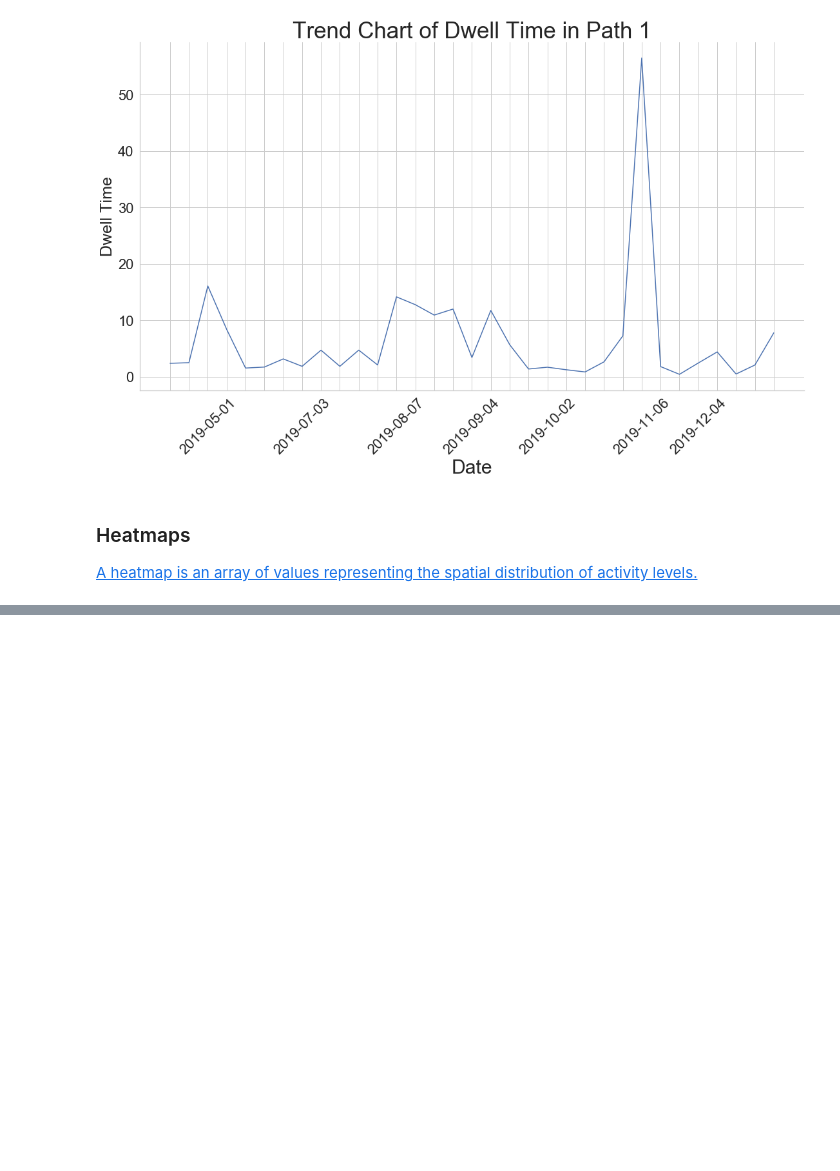
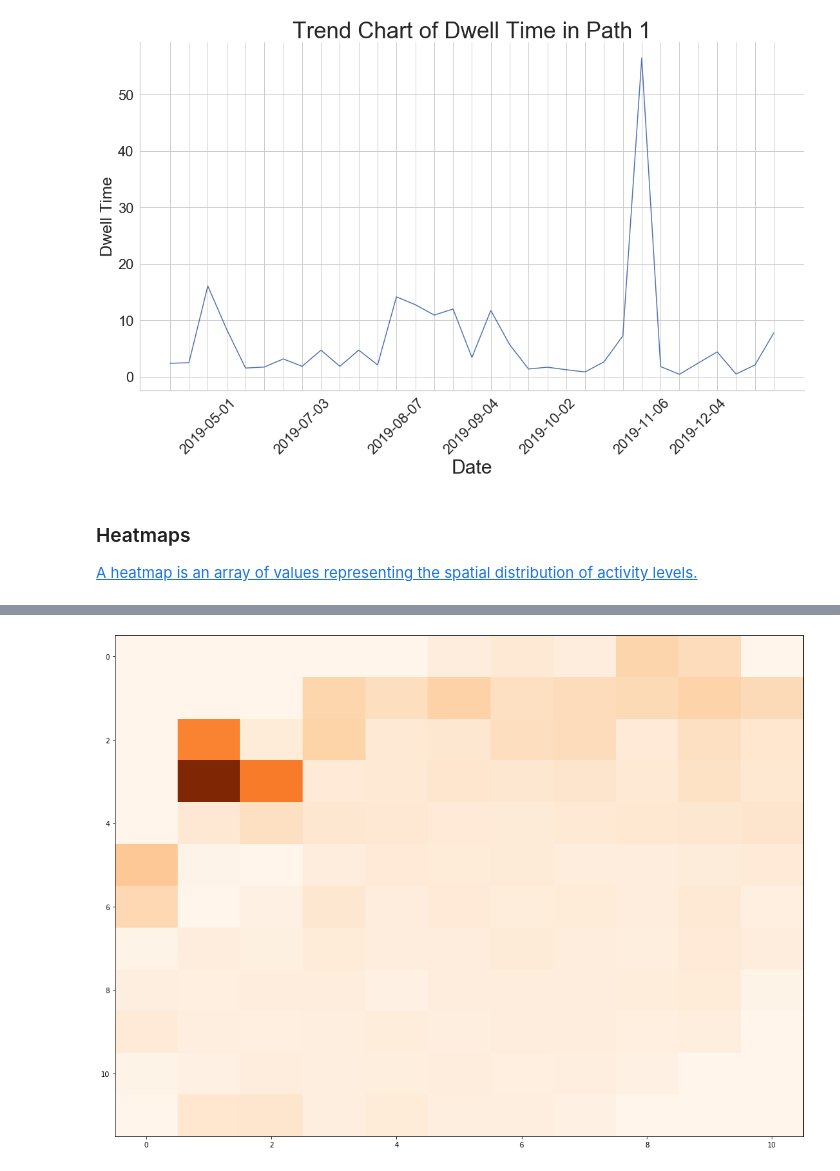
Before and after one commit to candisss/sidewalk_lab, a Jupyter notebook: NuminaQueries.ipynb, the cells around one changed output, grey strips where cells are left out. Saved outputs shown, nothing was run; the diff lists cells and outputs as text; code cells hidden in the pictures; blank space fills up the shorter version.

```diff
--- a/NuminaQueries.ipynb
+++ b/NuminaQueries.ipynb
@@ -525,0 +566,3 @@ dec2019heat.json()['data']['feedHeatmaps']['edges'][0]['node']['heatmap'][0:3]
+# %%
+outside_0926 = pd.read_csv("Outside9_26.csv")
+outside_0926['pct50'] = outside_0926['pct50'].fillna(0)
@@ -525,0 +614,2 @@ dec2019heat.json()['data']['feedHeatmaps']['edges'][0]['node']['heatmap'][0:3]
+# %%
+outside0926_list = outside_0926["pct50"].to_numpy()
@@ -525,0 +717,25 @@ dec2019heat.json()['data']['feedHeatmaps']['edges'][0]['node']['heatmap'][0:3]
+# %%
+outside0926 = np.array([outside0926_list[0:11].tolist(),
+                    outside0926_list[11:22].tolist(),
+                    outside0926_list[22:33].tolist(),
+                    outside0926_list[33:44].tolist(),
+                    outside0926_list[44:55].tolist(),
+                    outside0926_list[55:66].tolist(),
+                    outside0926_list[66:77].tolist(),
+                   outside0926_list[77:88].tolist(),
+                   outside0926_list[88:99].tolist(),
+                   outside0926_list[99:110].tolist(),
+                   outside0926_list[110:121].tolist(),
+                   outside0926_list[121:132].tolist()])
+
+
+fig, ax = plt.subplots()
+im = ax.imshow(outside0926, "Oranges")
+fig.set_size_inches(18.5, 10.5)
+
+ax.set_aspect(2/3)
+fig.tight_layout()
+fig.savefig('outside0926.png', dpi=100)
+plt.show()
+# %% [output]
+[figure, added]
```
Also changed, not shown: parts of 215 cells of this notebook, 3 other files.
